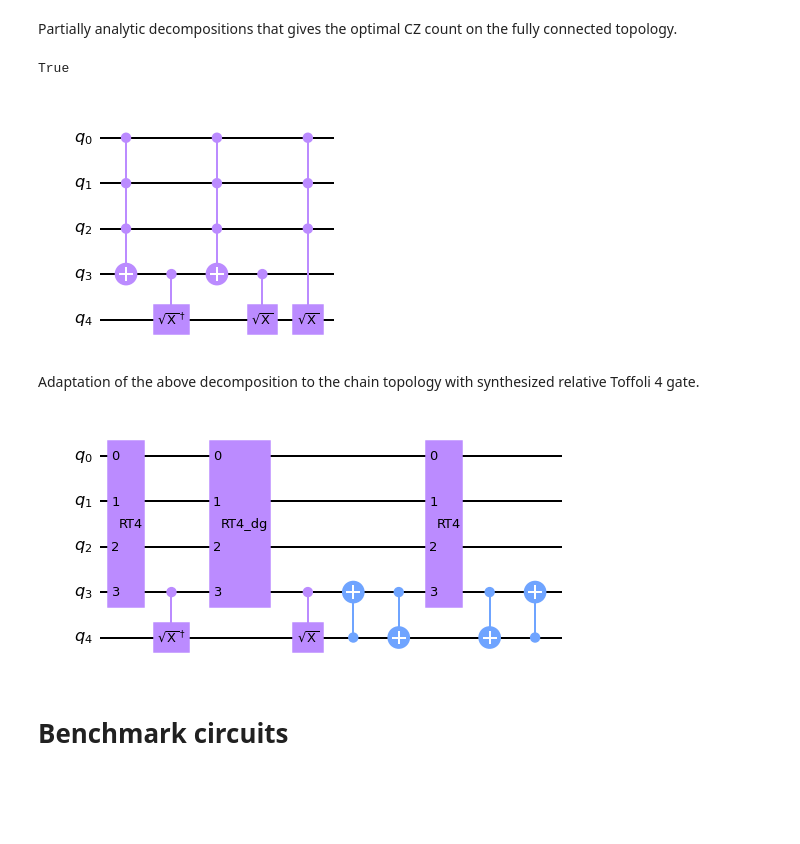
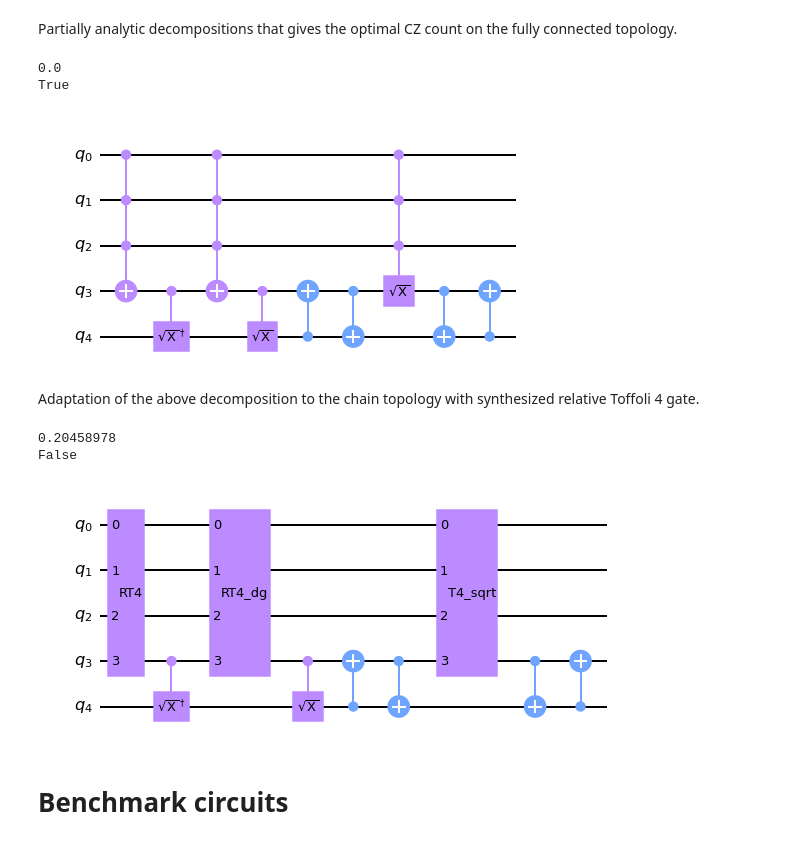
Before and after one commit to idnm/cpflow, a Jupyter notebook: paper/peppar.ipynb, the cells around one changed output. Saved outputs shown, nothing was run; the diff lists cells and outputs as text; code cells hidden in the pictures; blank space fills up the shorter version.

```diff
--- a/paper/peppar.ipynb
+++ b/paper/peppar.ipynb
@@ -522,16 +518,30 @@ qc_toff4_relative.draw(output='mpl')
 Partially analytic decompositions that gives the optimal CZ count on the fully connected topology.
 # %%
 qc = QuantumCircuit(5)
-qc.mct([0,1,2], 3)
-qc.append(SXGate().inverse().control(1), [3,4])
-qc.mct([0,1,2], 3)
-qc.append(SXGate().control(1), [3,4])
-qc.append(SXGate().control(3), [0,1,2,4])
+
+# qc.append(g_toff4_relative, [0, 1, 2, 3])
+qc.mct([0, 1, 2], 3)
+qc.append(SXGate().control(1).inverse(), [3, 4])
+# qc.append(g_toff4_relative.inverse(), [0, 1, 2, 3])
+
+qc.mct([0, 1, 2], 3)
+
+qc.append(SXGate().control(1), [3, 4])
+
+qc.cx(4,3)
+qc.cx(3,4)
+# qc.append(g_toff4_sqrt, [0, 1, 2, 3])
+qc.append(SXGate().control(3), [0, 1, 2, 3])
+qc.cx(3,4)
+qc.cx(4,3)
+
+print(cost_HST(Operator(qc.reverse_bits()).data, u_toff5))
 print(jnp.allclose(Operator(qc.reverse_bits()).data, u_toff5))
 qc.draw(output='mpl')
 # %% [output]
+0.0
 True
-[figure, old version]
+[figure, new version]
 # %% [markdown]
 Adaptation of the above decomposition to the chain topology with synthesized relative Toffoli 4 gate.
 # %%
@@ -549,11 +559,13 @@ qc.append(g_toff4_sqrt, [0, 1, 2, 3])
 qc.cx(3,4)
 qc.cx(4,3)
 
-# print(cost_HST(Operator(qc.reverse_bits()).data, u_toff5))
-# print(jnp.allclose(Operator(qc.reverse_bits()).data, u_toff5, rtol=1e-7, atol=1e-5))
+print(cost_HST(Operator(qc.reverse_bits()).data, u_toff5))
+print(jnp.allclose(Operator(qc.reverse_bits()).data, u_toff5, rtol=1e-7, atol=1e-5))
 qc.draw(output='mpl')
 # %% [output]
+0.20458978
+False
-[figure, old version]
+[figure, new version]
 # %% [markdown]
 # Benchmark circuits
 # %%
```
Also changed, not shown: parts of 11 cells of this notebook.
